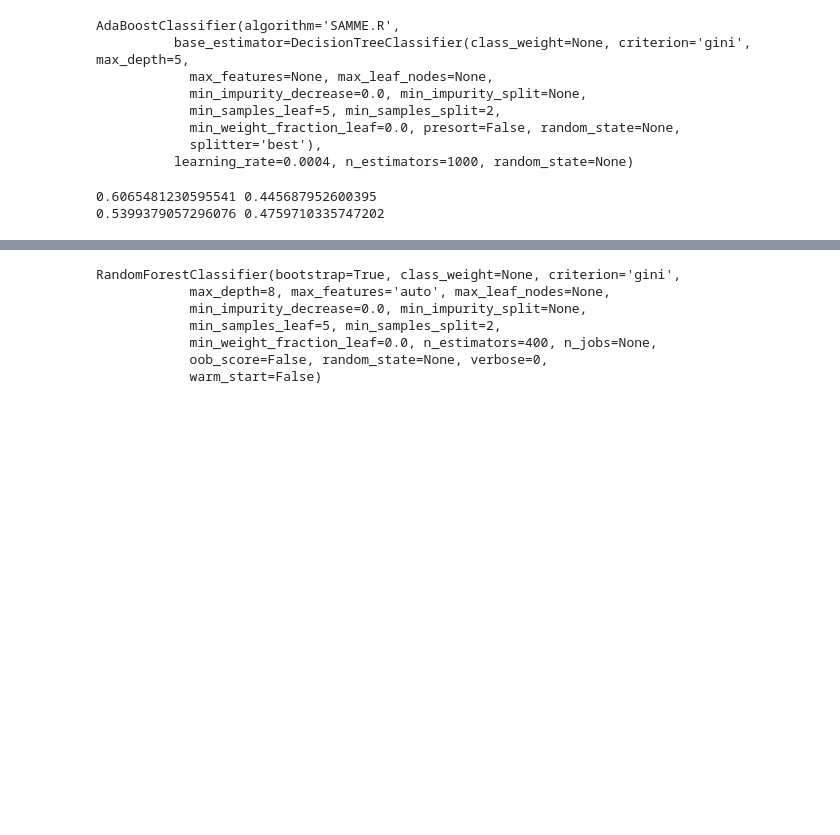
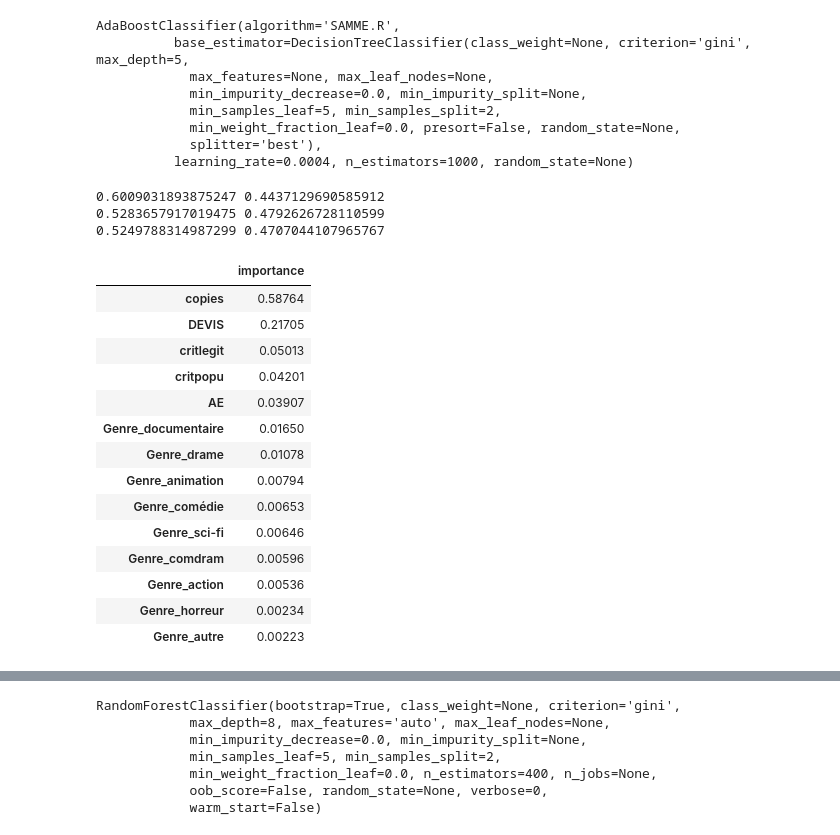
Before and after one commit to Aquachoc/Cinema-statapp, a Jupyter notebook: STATAPP.ipynb, the cells around one changed output, grey strips where cells are left out. Saved outputs shown, nothing was run; the diff lists cells and outputs as text; code cells hidden in the pictures; blank space fills up the shorter version.

```diff
--- a/STATAPP.ipynb
+++ b/STATAPP.ipynb
@@ -586,7 +616,6 @@ AdaBoostClassifier(algorithm='SAMME.R',
             splitter='best'),
           learning_rate=0.0004, n_estimators=1000, random_state=None)
 # %%
-
 ada_clf = AdaBoostClassifier(algorithm='SAMME.R',
           base_estimator=DecisionTreeClassifier(class_weight=None, criterion='gini', max_depth=5,
             max_features=None, max_leaf_nodes=None,
@@ -600,7 +629,7 @@ ada_clf = AdaBoostClassifier(algorithm='SAMME.R',
 ada_clf.fit(X_train, y_train)
 ada_rez = ada_clf.predict(X_test)
 ada_rez_train = ada_clf.predict(X_train)
-clf_gini = DecisionTreeClassifier(max_depth=10, min_samples_leaf=10)
+clf_gini = DecisionTreeClassifier(max_depth=6, min_samples_leaf=10)
 clf_gini.fit(X_train, y_train)
 rez_gini = clf_gini.predict(X_test)
 rez_train_gini = clf_gini.predict(X_train)
@@ -611,6 +640,31 @@ print(accuracy_score(y_train, rez_train),
 accuracy_score(y_test, rez))
 print(accuracy_score(y_train, ada_rez_train),
 accuracy_score(y_test, ada_rez))
+print(accuracy_score(y_train, rez_train_gini),
+accuracy_score(y_test, rez_gini))
 # %% [output]
-0.6065481230595541 0.445687952600395
-0.5399379057296076 0.4759710335747202
+0.6009031893875247 0.4437129690585912
+0.5283657917019475 0.4792626728110599
+0.5249788314987299 0.4707044107965767
+# %%
+feature_importances = pd.DataFrame(clf.feature_importances_,
+                                   index = X_train.columns,
+                                    columns=['importance']).sort_values('importance', ascending=False)
+# %%
+feature_importances
+# %% [output]
+|  | importance |
+| copies | 0.58764 |
+| DEVIS | 0.21705 |
+| critlegit | 0.05013 |
+| critpopu | 0.04201 |
+| AE | 0.03907 |
+| Genre_documentaire | 0.01650 |
+| Genre_drame | 0.01078 |
+| Genre_animation | 0.00794 |
+| Genre_comédie | 0.00653 |
+| Genre_sci-fi | 0.00646 |
+| Genre_comdram | 0.00596 |
+| Genre_action | 0.00536 |
+| Genre_horreur | 0.00234 |
+| Genre_autre | 0.00223 |
```
Also changed, not shown: parts of 41 cells of this notebook, 19 other files.
